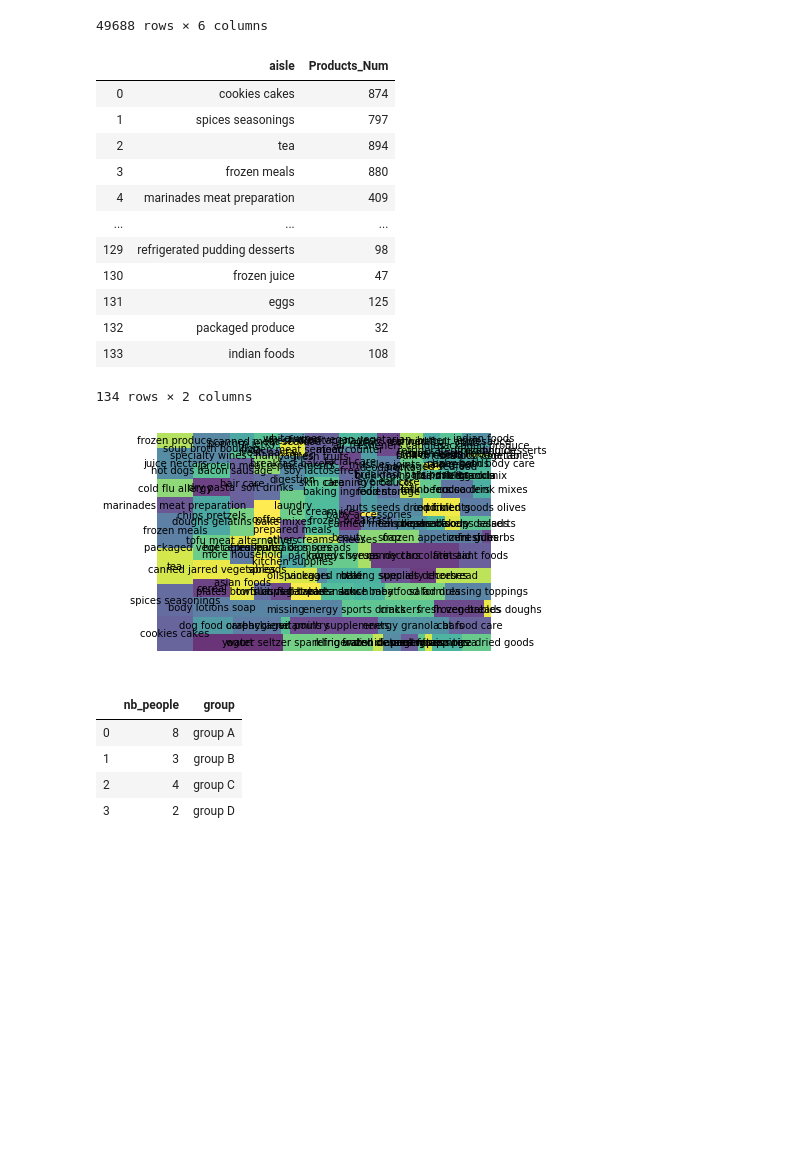
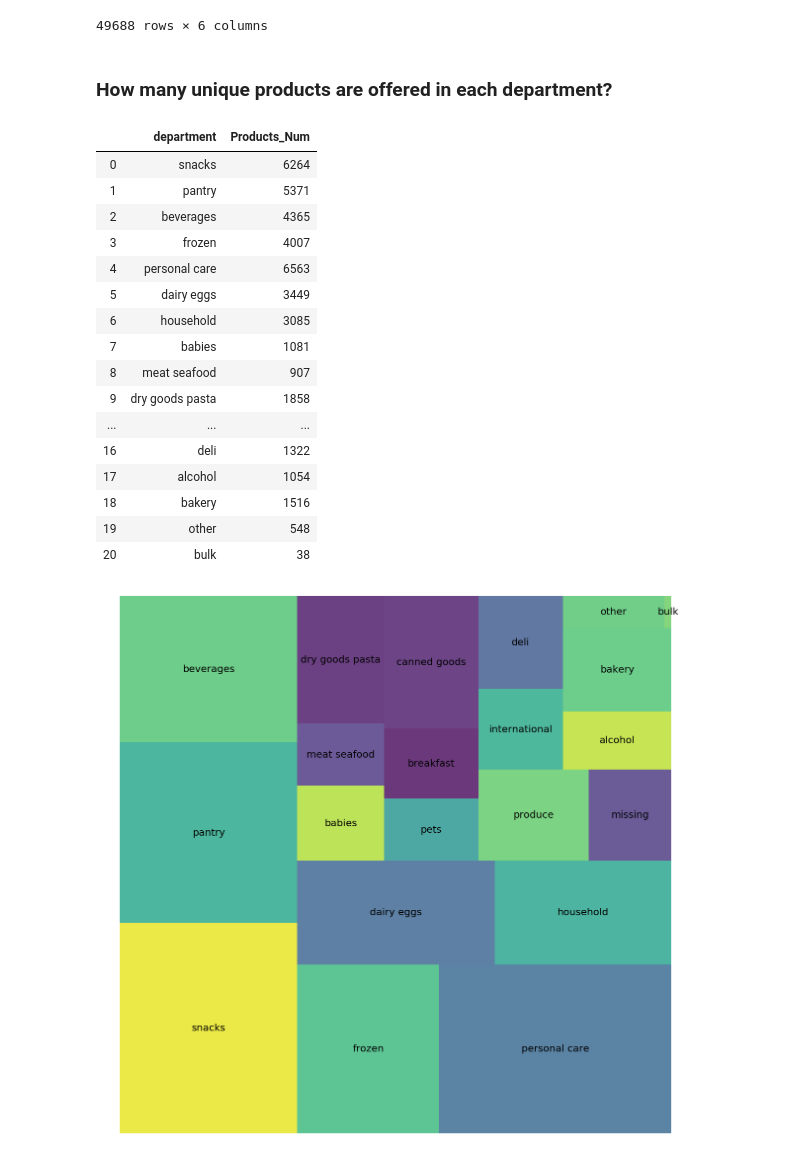
Before and after one commit to RachelPengmkt/Instacart-Market-Basket-Analysis-Exploratory-Analysis-Kaggle, a Jupyter notebook: Instacart-Market-Basket-Analysis-Exploratory-Analysis-Kaggle.ipynb, the cells around one changed output. Drawn from its saved outputs; the diff is of its cells as text; code cells hidden in the pictures; blank space fills up the shorter version.

```diff
--- a/Instacart-Market-Basket-Analysis-Exploratory-Analysis-Kaggle.ipynb
+++ b/Instacart-Market-Basket-Analysis-Exploratory-Analysis-Kaggle.ipynb
@@ -938,9 +938,11 @@ p_dept_aisles
 | 49686 | 49687 | Smartblend Healthy Metabolism Dry... | 41 | 8 | pets | cat food care |
 | 49687 | 49688 | Fresh Foaming Cleanser | 73 | 11 | personal care | facial care |
 49688 rows × 6 columns
+# %% [markdown]
+### How many unique products are offered in each department?
 # %%
-# How many products in each aisle?
-p_dept_a = p_dept_aisles.groupby(['aisle'],sort=0).apply( lambda g: pd.Series({\
+# How many products in each department?
+p_dept_a = p_dept_aisles.groupby(['department'],sort=0).apply( lambda g: pd.Series({\
     'Products_Num': g.product_id.nunique(),\
     }))
 # %%
@@ -949,34 +951,35 @@ p_dept_a=p_dept_a.reset_index()
 # %%
 p_dept_a
 # %% [output]
-|  | aisle | Products_Num |
-| 0 | cookies cakes | 874 |
-| 1 | spices seasonings | 797 |
-| 2 | tea | 894 |
-| 3 | frozen meals | 880 |
-| 4 | marinades meat preparation | 409 |
+|  | department | Products_Num |
+| 0 | snacks | 6264 |
+| 1 | pantry | 5371 |
+| 2 | beverages | 4365 |
+| 3 | frozen | 4007 |
+| 4 | personal care | 6563 |
+| 5 | dairy eggs | 3449 |
+| 6 | household | 3085 |
+| 7 | babies | 1081 |
+| 8 | meat seafood | 907 |
+| 9 | dry goods pasta | 1858 |
 | ... | ... | ... |
-| 129 | refrigerated pudding desserts | 98 |
-| 130 | frozen juice | 47 |
-| 131 | eggs | 125 |
-| 132 | packaged produce | 32 |
-| 133 | indian foods | 108 |
+| 16 | deli | 1322 |
+| 17 | alcohol | 1054 |
+| 18 | bakery | 1516 |
+| 19 | other | 548 |
+| 20 | bulk | 38 |
-134 rows × 2 columns
 # %%
 import matplotlib.pyplot as plt
 import squarify    # pip install squarify (algorithm for treemap)
 
-squarify.plot(sizes=p_dept_a['Products_Num'], label=p_dept_a['aisle'], alpha=.8 )
+fig = plt.gcf()
+fig.set_size_inches(20, 20) # adjust figure size
+
+#plt.rc('font', size=18) # plt.rc can also adjust the font size
+
+squarify.plot(sizes=p_dept_a['Products_Num'], label=p_dept_a['department'], alpha=.8, bar_kwargs={'alpha':.7}, text_kwargs={'fontsize':20})
+                                                                    # text_kwargs={'fontsize':15} adjusts font size
 plt.axis('off')
 plt.show()
 # %% [output]
-[figure, old version]
+[figure, new version]
-# %%
-df = pd.DataFrame({'nb_people':[8,3,4,2], 'group':["group A", "group B", "group C", "group D"] })
-df
-# %% [output]
-|  | nb_people | group |
-| 0 | 8 | group A |
-| 1 | 3 | group B |
-| 2 | 4 | group C |
-| 3 | 2 | group D |
```
Also changed, not shown: parts of 17 cells of this notebook.
